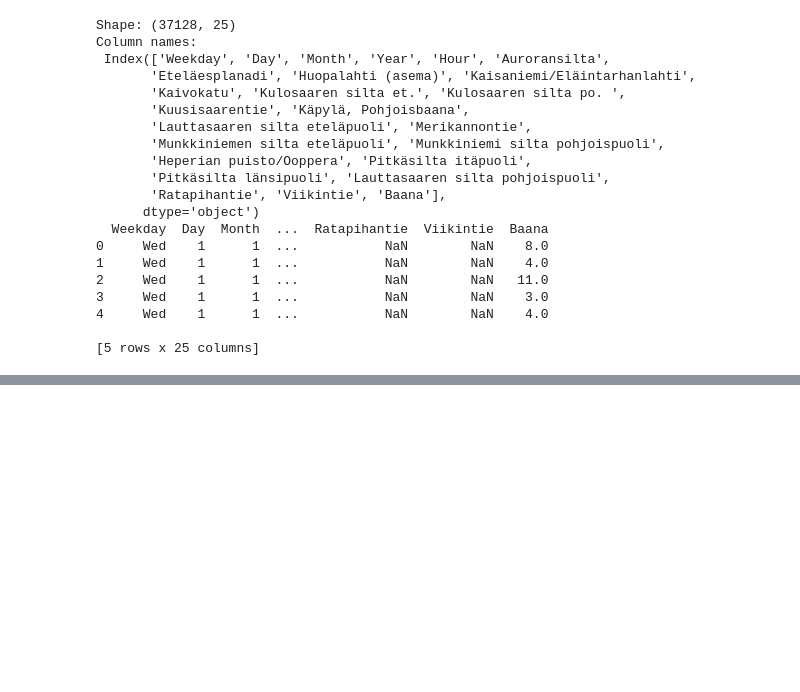
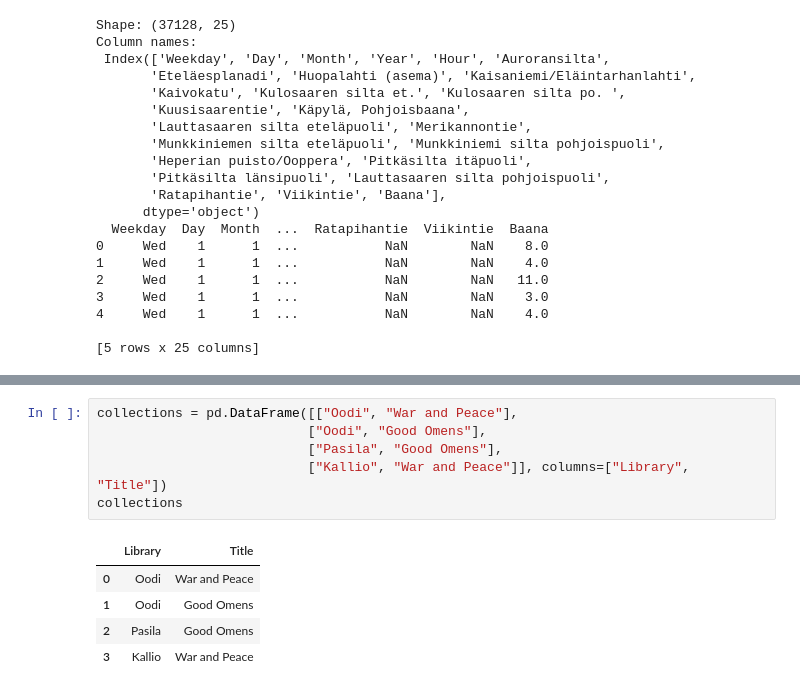
Before and after one commit to annassanchez/HY-2021-DataScience, a Jupyter notebook: week05/week05.ipynb, the cells around one changed output, grey strips where cells are left out. Cells and saved outputs as stored; diff of their text form; blank space fills up the shorter version.

```diff
--- a/week05/week05.ipynb
+++ b/week05/week05.ipynb
@@ -249,0 +308,12 @@ Column names:
+# %%
+collections = pd.DataFrame([["Oodi", "War and Peace"],
+                           ["Oodi", "Good Omens"],
+                           ["Pasila", "Good Omens"],
+                           ["Kallio", "War and Peace"]], columns=["Library", "Title"])
+collections
+# %% [output]
+|  | Library | Title |
+| 0 | Oodi | War and Peace |
+| 1 | Oodi | Good Omens |
+| 2 | Pasila | Good Omens |
+| 3 | Kallio | War and Peace |
```
Also changed, not shown: parts of 9 cells of this notebook.
